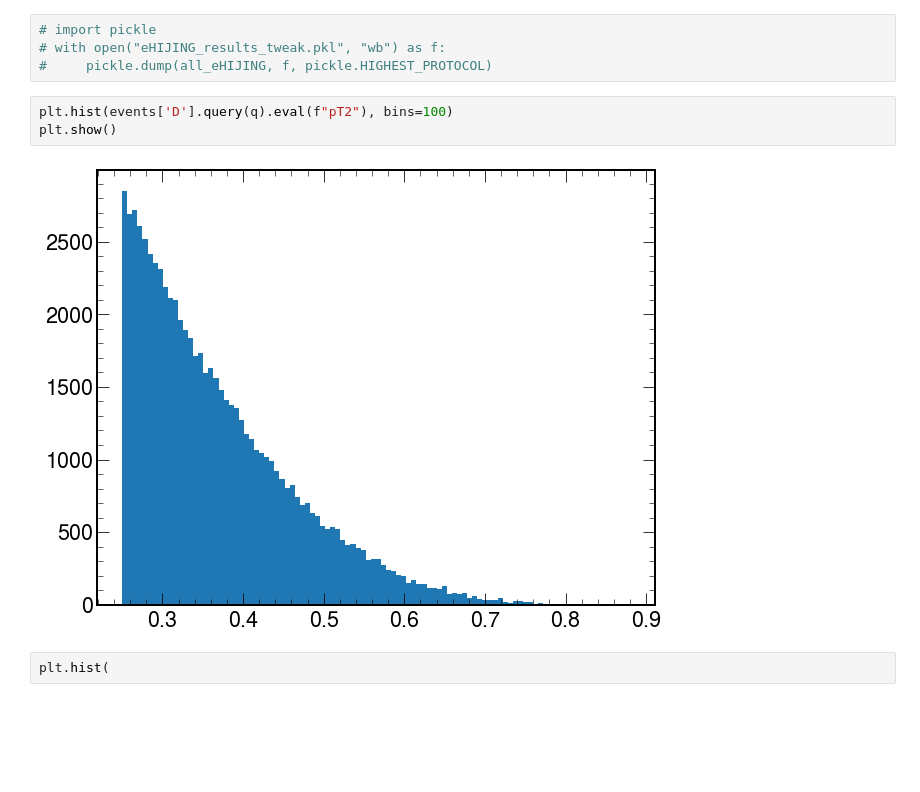
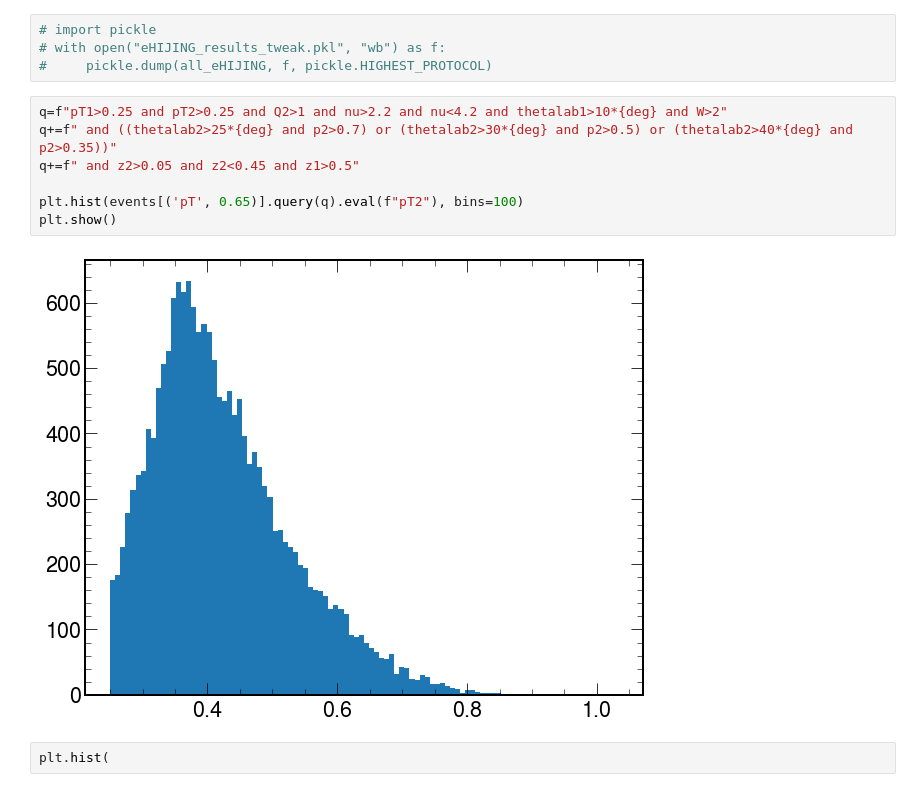
Before and after one commit to smoranvas/di-hadron, a Jupyter notebook: eHIJING_kTscan.ipynb, the cells around one changed output. Cells and saved outputs as stored; diff of their text form; blank space fills up the shorter version.

```diff
--- a/eHIJING_kTscan.ipynb
+++ b/eHIJING_kTscan.ipynb
@@ -384,9 +389,13 @@ pT1 bins
 # with open("eHIJING_results_tweak.pkl", "wb") as f:
 #     pickle.dump(all_eHIJING, f, pickle.HIGHEST_PROTOCOL)
 # %%
-plt.hist(events['D'].query(q).eval(f"pT2"), bins=100)
+q=f"pT1>0.25 and pT2>0.25 and Q2>1 and nu>2.2 and nu<4.2 and thetalab1>10*{deg} and W>2"
+q+=f" and ((thetalab2>25*{deg} and p2>0.7) or (thetalab2>30*{deg} and p2>0.5) or (thetalab2>40*{deg} and p2>0.35))"
+q+=f" and z2>0.05 and z2<0.45 and z1>0.5"
+
+plt.hist(events[('pT', 0.65)].query(q).eval(f"pT2"), bins=100)
 plt.show()
 # %% [output]
-[figure, old version]
+[figure, new version]
 # %%
 plt.hist(
```
Also changed, not shown: parts of 8 cells of this notebook, 3 other files.
